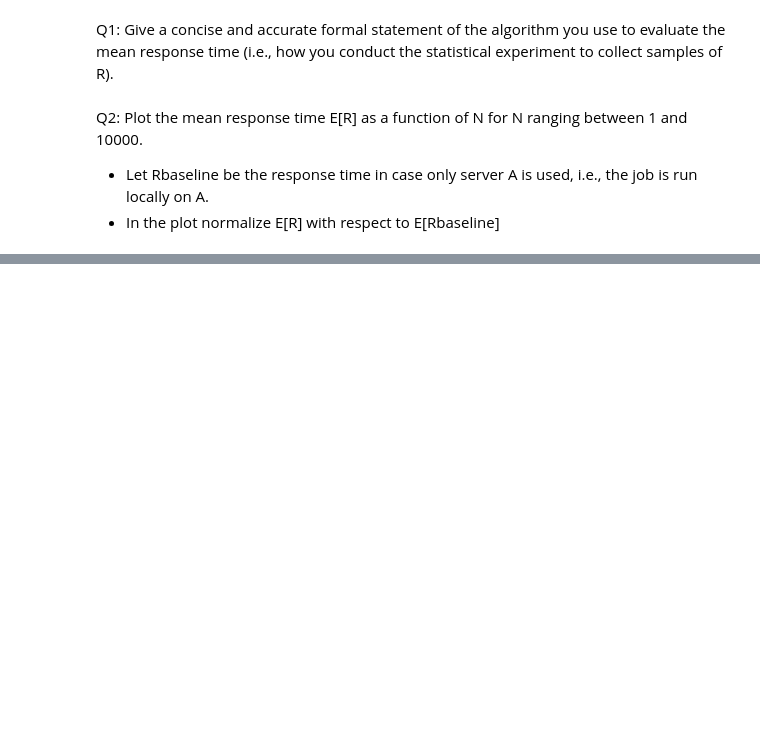
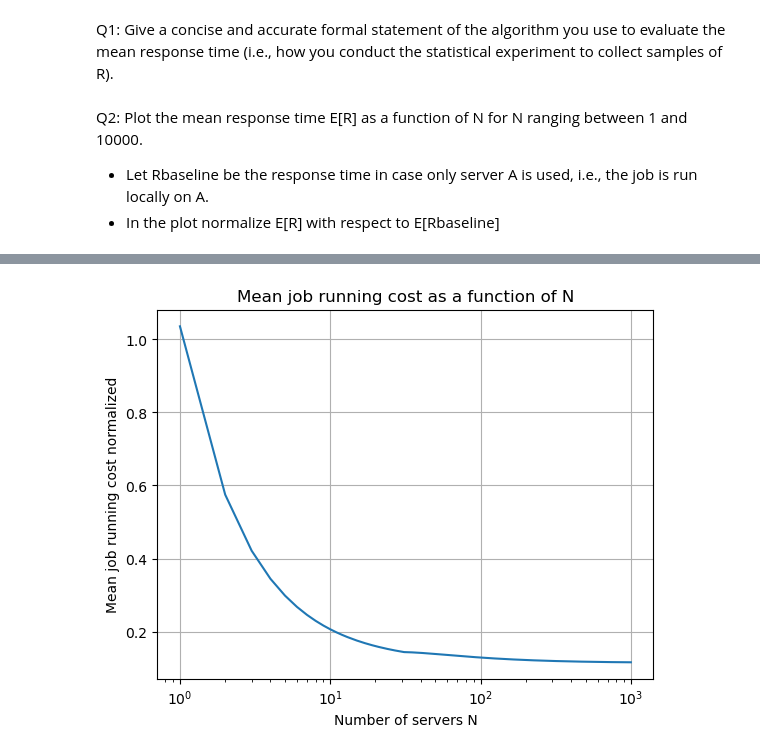
Before and after one commit to maryyyyna/Networking-for-Big-Data-and-Laboratory, a Jupyter notebook: HW1_updated.ipynb, the cells around one changed output, grey strips where cells are left out. Drawn from its saved outputs; the diff is of its cells as text; code cells hidden in the pictures; blank space fills up the shorter version.

```diff
--- a/HW1_updated.ipynb
+++ b/HW1_updated.ipynb
@@ -324,0 +241,7 @@ The amount of output data produced by each server is a random variable Lo,i, uni
+# %%
+N=100
+T=[2*tau*hops_FatTree(i) for i in range(1,N+1)]
+T_reciprocal=[1/t for t in T]
+theta_FatTree=[C]
+for i in range(1,N):
+    theta_FatTree.append(C*T_reciprocal[i]/np.sum(T_reciprocal[0:(i+1)]))
@@ -324,0 +294,17 @@ The amount of output data produced by each server is a random variable Lo,i, uni
+# %%
+xi = 0.1
+T_0=30
+EX=8*3600
+E_theta=N*(T_0+EX/N)
+ES=[k+xi*E_theta for k in R_mean]
+ES_normalized=[j/(30+8*3600+xi*(30+8*3600)) for j in ES]
+# %%
+plt.plot(list(range(1,N_max+1)),ES_normalized)
+plt.xscale('log')
+plt.xlabel('Number of servers N')
+plt.ylabel('Mean job running cost normalized')
+plt.title('Mean job running cost as a function of N')
+plt.grid()
+plt.show()
+# %% [output]
+[figure, added]
```
Also changed, not shown: parts of 16 cells of this notebook.
